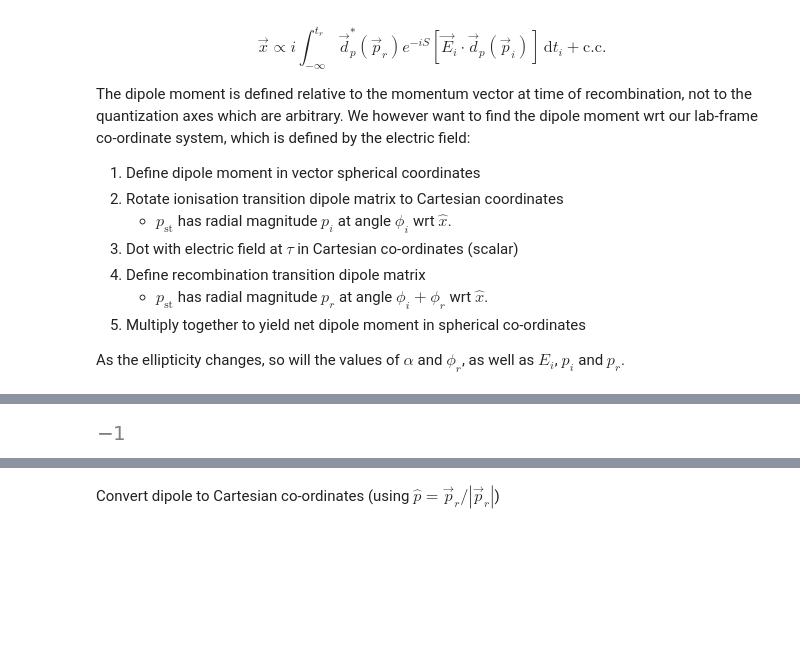
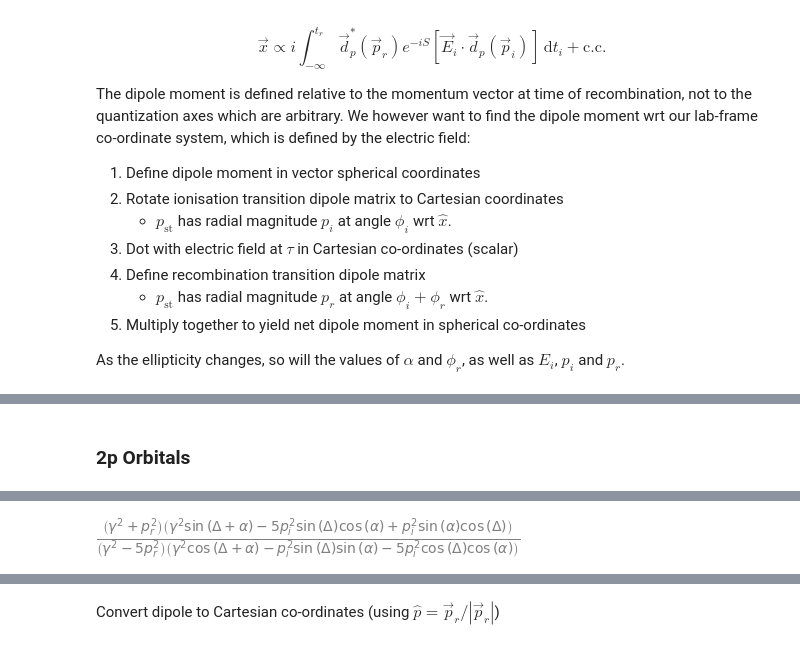
Before and after one commit to aswyatt/DA-Python, a Jupyter notebook: 2025-09/HHG/HHG Source.ipynb, the cells around one changed output, grey strips where cells are left out. Drawn from its saved outputs; the diff is of its cells as text; code cells hidden in the pictures; blank space fills up the shorter version.

```diff
--- a/2025-09/HHG/HHG Source.ipynb
+++ b/2025-09/HHG/HHG Source.ipynb
@@ -377,11 +397,13 @@ def hhg_source_spherical(upsilon, E):
+# %% [markdown]
+### 2p Orbitals
 # %%
 U2px = sp.expand_func(wavefunction(2, 1, 1)).simplify()
 U2py = sp.expand_func(wavefunction(2, 1, -1)).simplify()
 U2pz = sp.expand_func(wavefunction(2, 1, 0)).simplify()
 
-[
-    hhg_source_spherical(U2px, E),
-    hhg_source_spherical(U2py, E),
-    hhg_source_spherical(U2pz, E),
-]
+S2px = hhg_source_cartesian(U2px, E)
+S2py = hhg_source_cartesian(U2py, E)
+S2pz = hhg_source_cartesian(U2pz, E)
+S2p = S2px + S2py + S2pz
+display(R2p := ratio(physical_constraint(S2p)))
 # %% [output]
@@ -389,4 +410 @@ $\displaystyle \left[ \left[\begin{matrix}- \frac{128 E_{i} \gamma^{7} \left(\ga
+[figure, added]
-# %%
-sp.cos(alpha).subs({alpha:PI})
-# %% [output]
-[figure, removed]
```
Also changed, not shown: parts of 27 cells of this notebook.
